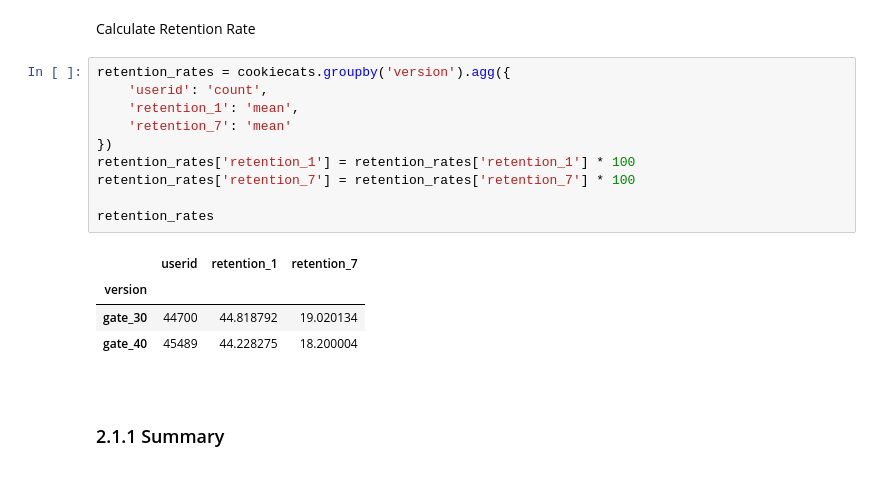
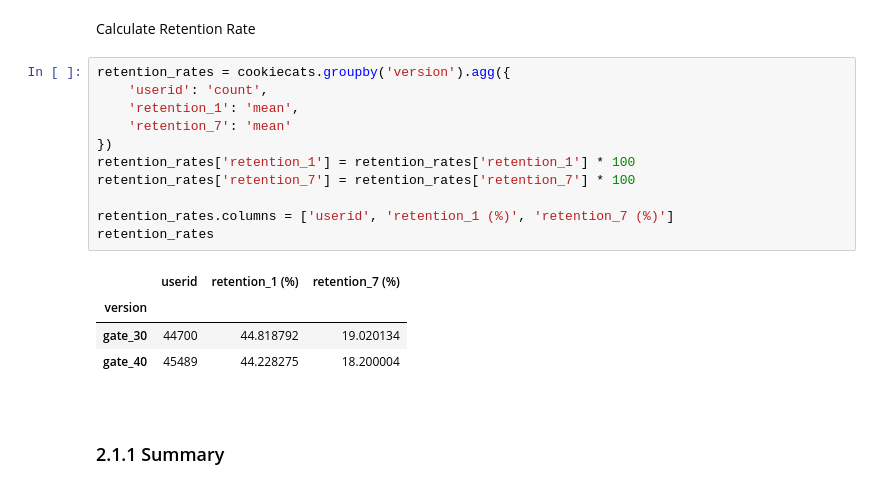
Before and after one commit to CelineChiLamNg/AB-tests, a Jupyter notebook: cookie_cats.ipynb, the cells around one changed output. Saved outputs shown, nothing was run; the diff lists cells and outputs as text.

```diff
--- a/cookie_cats.ipynb
+++ b/cookie_cats.ipynb
@@ -191,15 +194,16 @@ Calculate Retention Rate
 # %%
 retention_rates = cookiecats.groupby('version').agg({
     'userid': 'count',
     'retention_1': 'mean',
     'retention_7': 'mean'
 })
 retention_rates['retention_1'] = retention_rates['retention_1'] * 100
 retention_rates['retention_7'] = retention_rates['retention_7'] * 100
 
+retention_rates.columns = ['userid', 'retention_1 (%)', 'retention_7 (%)']
 retention_rates
 # %% [output]
-|  | userid | retention_1 | retention_7 |
+|  | userid | retention_1 (%) | retention_7 (%) |
 | version |  |  |  |
 | gate_30 | 44700 | 44.818792 | 19.020134 |
 | gate_40 | 45489 | 44.228275 | 18.200004 |
```
Also changed, not shown: parts of 11 cells of this notebook, 1 other file.
